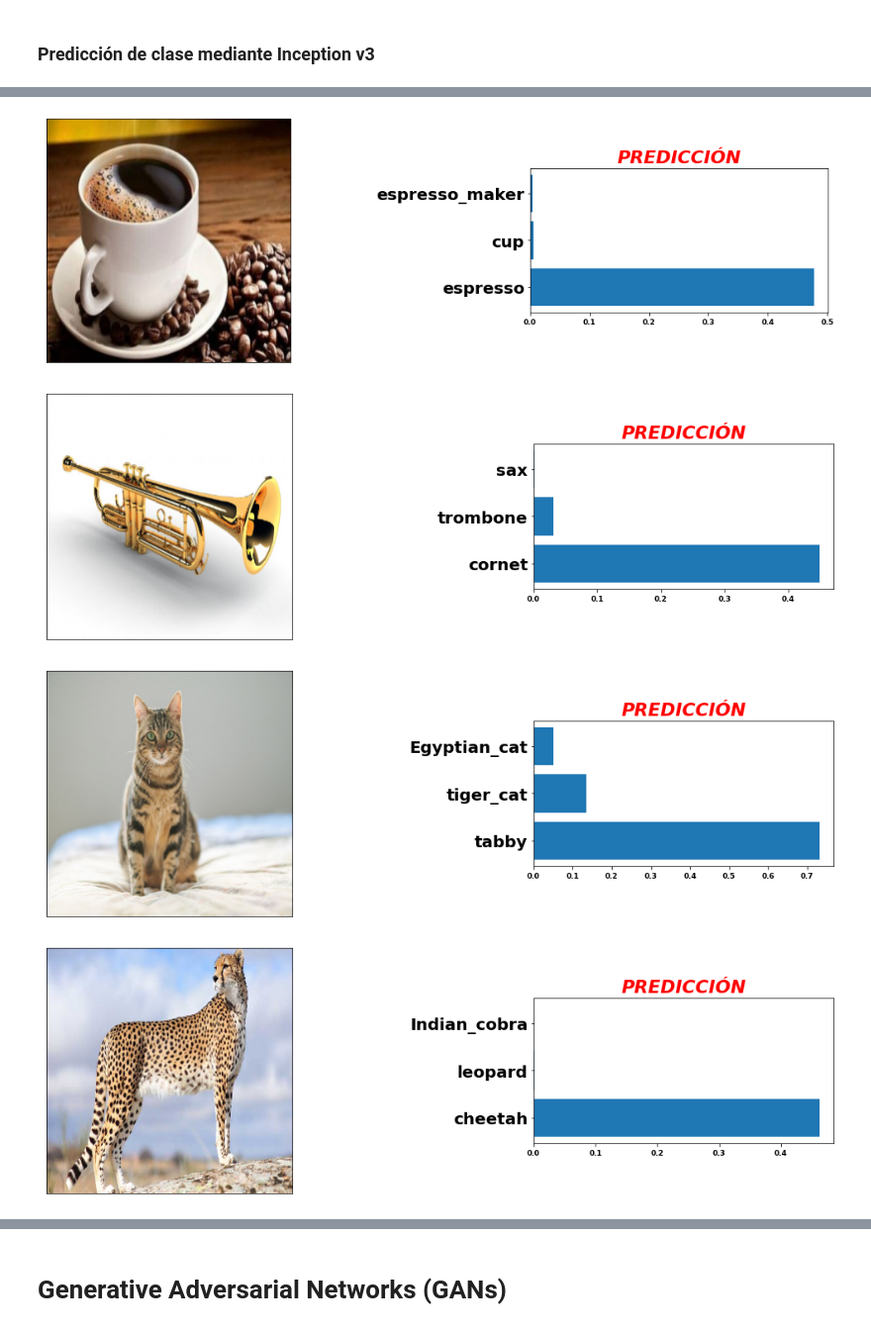
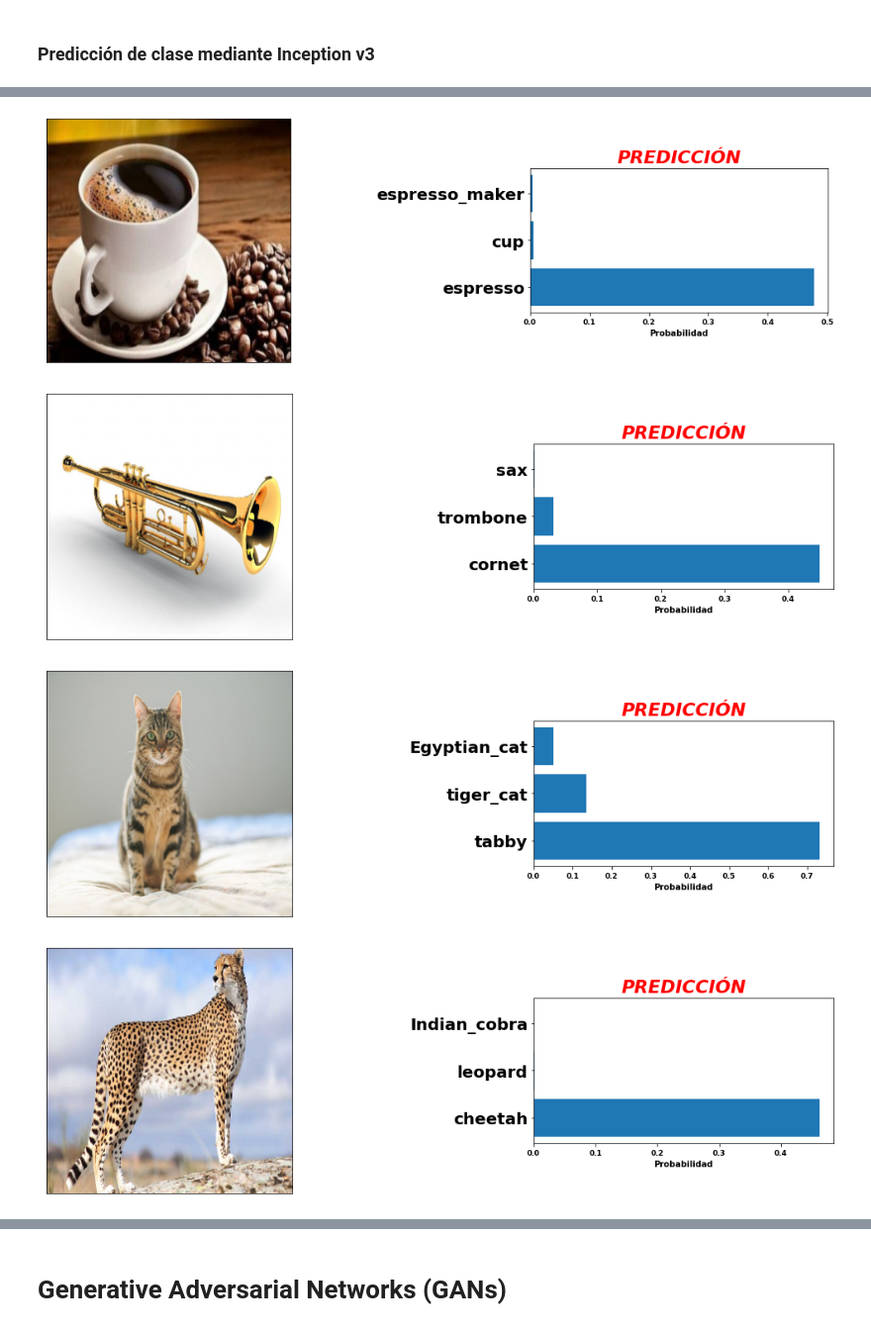
Before and after one commit to GustavoVargasHakim/ENC2021-Neuroevolucion, a Jupyter notebook: cnn_neuroevolution.ipynb, the cells around one changed output, grey strips where cells are left out. Shown at 99% size. Saved outputs shown, nothing was run; the diff lists cells and outputs as text; code cells hidden in the pictures.

```diff
--- a/cnn_neuroevolution.ipynb
+++ b/cnn_neuroevolution.ipynb
@@ -507,7 +511,8 @@ for i in range(1,11):
   grafica_1.barh(clases,probabilidades)
   grafica_1.set_yticklabels(clases,fontsize=20,fontweight='bold')
   grafica_1.set_xticklabels([0.0,0.1,0.2,0.3,0.4,0.5,0.6,0.7,0.8,0.9,1.0],fontsize=9,fontweight='bold')
-  grafica_1.set_title('PREDICCIÓN',fontweight='bold', style='italic', fontsize=22,color='r')
+  grafica_1.set_title('PREDICCIÓN', fontweight='bold', style='italic', fontsize=22,color='r')
+  grafica_1.set_xlabel('Probabilidad', fontweight='bold', fontsize=10)
   #Visualizar imagen introducida a la CNN
   grafica_2.imshow((imagen[0,:,:,:]*127.5+127.5).astype(np.uint8), vmin=0, vmax=255)
   plt.show()
@@ -518,4 +520,4 @@ Downloading data from https://storage.googleapis.com/download.tensorflow.org/dat
-[figure, old version]
+[figure, new version]
-[figure, old version]
+[figure, new version]
-[figure, old version]
+[figure, new version]
-[figure, old version]
+[figure, new version]
```
Also changed, not shown: parts of 15 cells of this notebook.
